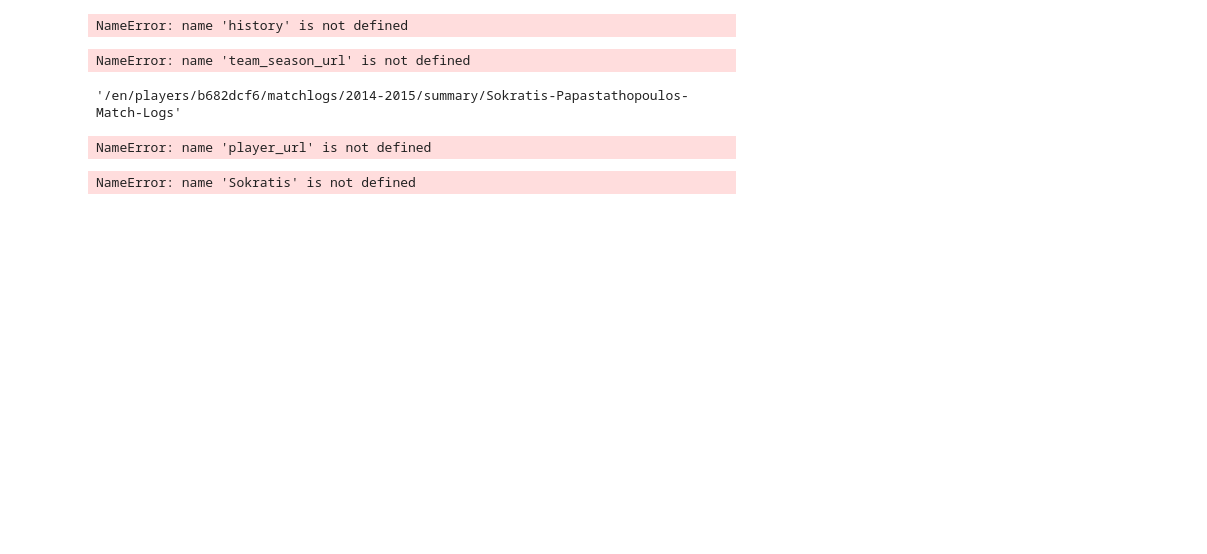
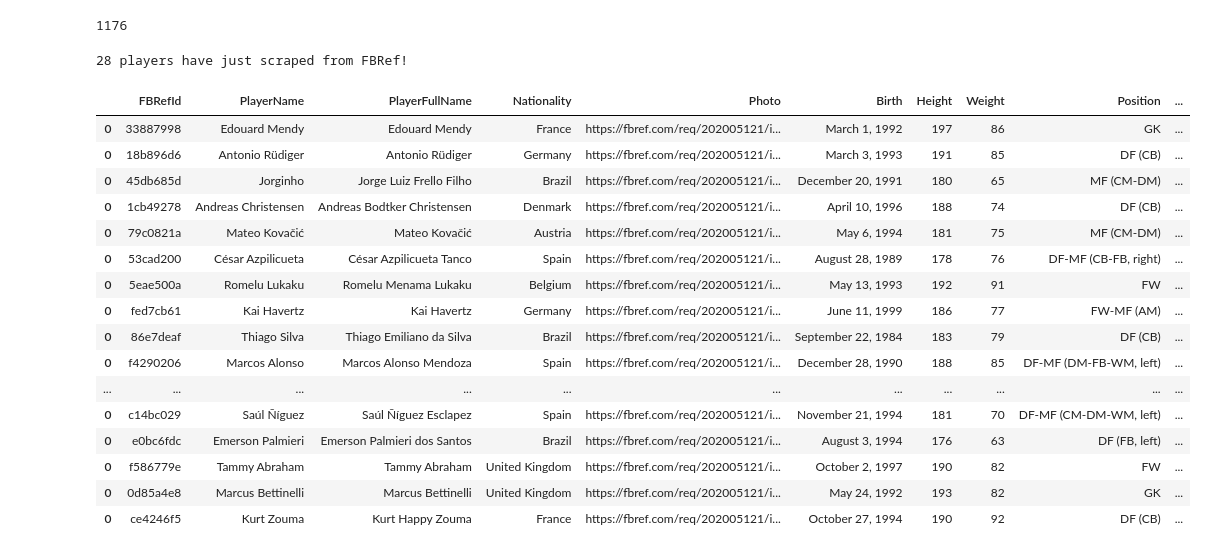
Before and after one commit to SravanRajupalem/FootballPredictions, a Jupyter notebook: 15. Profile Data Dataframe.ipynb, the cells around one changed output. Drawn from its saved outputs; the diff is of its cells as text; code cells hidden in the pictures; blank space fills up the shorter version.

```diff
--- a/15. Profile Data Dataframe.ipynb
+++ b/15. Profile Data Dataframe.ipynb
@@ -16,9 +16,19 @@ import numpy as np
 import operator
 
 pd.options.display.max_columns = 100
+# %%
+# Helper Functions
+
+def Filter(string, substr):
+        return [str for str in string if
+                any(sub in str for sub in substr)]
+
+def NOTFilter(string, substr):
+    return [str for str in string if
+            any(sub not in str for sub in substr)]
 # %%
 # England: 9 | Italy: 11 | Spain: 12 | France: 13 | Germany: 20
-def fbref_league_history(league_id = [9,11,12,13,20], first_season = 2017):
+def fbref_league_history(league_id = [9,11,12,13,20], first_season = 2010):
     history = []
     for i in league_id:
         comp_history_url = "https://fbref.com/en/comps/" + str(i) + "/history"
@@ -27,7 +37,6 @@ def fbref_league_history(league_id = [9,11,12,13,20], first_season = 2017):
         r=requests.get(comp_history_url)
         soup=BeautifulSoup(r.content, "html.parser")
 
-        # Tablodan tüm sezonun bilgilerine ulaşılır.
         find_seasons = soup.find_all(class_ = "left")
 
         all_seasons_url = []
@@ -39,7 +48,7 @@ def fbref_league_history(league_id = [9,11,12,13,20], first_season = 2017):
         history.append(all_seasons_url)
         time.sleep(0.1)
 
-    # Tüm historyler tek bir arrayde
+    # All histories in one array
     history  = list(itertools.chain(*history))
 
     seasons = list(map(lambda x: str(x)+"-"+str(x+1), np.arange(1950, first_season, 1)))
@@ -47,8 +56,6 @@ def fbref_league_history(league_id = [9,11,12,13,20], first_season = 2017):
         history = NOTFilter(history, [i])
     del seasons
 
-    # history = NOTFilter(history, ["2021-2022"])
-
     return history
 # %%
 # Test for Big 5
@@ -72,10 +95,10 @@ def fbref_team_url_history(league_history):
     return team_season_url
 # %%
 # Test for Premier League Last Season
-team_season_url = fbref_team_url_history(history[:1])
-team_season_url
+team_season_url = fbref_team_url_history(history)
+len(team_season_url)
 # %% [output]
-NameError: name 'history' is not defined
+1176
 # %%
 def fbref_player_url(team_season_url):
     player_url = []
@@ -92,8 +115,6 @@ def fbref_player_url(team_season_url):
     player_url  = list(itertools.chain(*player_url))
     return player_url
 # %%
-# Test for Chelsea Players
-player_url = fbref_player_url(team_season_url[:1])
+# Test for players urls
+player_url = fbref_player_url(team_season_url)
 player_url
-# %% [output]
-NameError: name 'team_season_url' is not defined
@@ -104,7 +121,3 @@ url_df = pd.read_csv('/Volumes/GoogleDrive/.shortcut-targets-by-id/1KUGn_35OjAoO
-# %%
-url_df['0'].iloc[0]
-# %% [output]
-'/en/players/b682dcf6/matchlogs/2014-2015/summary/Sokratis-Papastathopoulos-Match-Logs'
 # %%
 def fbref_player_info(player_url):
     player_info = []
@@ -189,7 +202,7 @@ def fbref_player_info(player_url):
         try:
             ir = soup.find("ul", {"id":"bling"}).find_all("a")
             ir = list(map(lambda x: x.text.strip(), ir))
-            ir = '||'.join(map(str, ir))  # Değişken yapılacak iken || ile ayrılmalı
+            ir = '||'.join(map(str, ir))  # While the variable will be made || should be separated with
         except:
             ir = np.nan
 
@@ -238,14 +251,29 @@ def fbref_player_info(player_url):
     player_info = pd.concat(player_info)
 
     return player_info
-# %% [output]
-NameError: name 'player_url' is not defined
 # %%
 # Test
-player_info = fbref_player_info()
+player_info = fbref_player_info(player_url)
 player_info
 # %% [output]
-NameError: name 'Sokratis' is not defined
+28 players have just scraped from FBRef!
+|  | FBRefId | PlayerName | PlayerFullName | Nationality | Photo | Birth | Height | Weight | Position | ... |
+| 0 | 33887998 | Edouard Mendy | Edouard Mendy | France | https://fbref.com/req/202005121/i... | March 1, 1992 | 197 | 86 | GK | ... |
+| 0 | 18b896d6 | Antonio Rüdiger | Antonio Rüdiger | Germany | https://fbref.com/req/202005121/i... | March 3, 1993 | 191 | 85 | DF (CB) | ... |
+| 0 | 45db685d | Jorginho | Jorge Luiz Frello Filho | Brazil | https://fbref.com/req/202005121/i... | December 20, 1991 | 180 | 65 | MF (CM-DM) | ... |
+| 0 | 1cb49278 | Andreas Christensen | Andreas Bodtker Christensen | Denmark | https://fbref.com/req/202005121/i... | April 10, 1996 | 188 | 74 | DF (CB) | ... |
+| 0 | 79c0821a | Mateo Kovačić | Mateo Kovačić | Austria | https://fbref.com/req/202005121/i... | May 6, 1994 | 181 | 75 | MF (CM-DM) | ... |
+| 0 | 53cad200 | César Azpilicueta | César Azpilicueta Tanco | Spain | https://fbref.com/req/202005121/i... | August 28, 1989 | 178 | 76 | DF-MF (CB-FB, right) | ... |
+| 0 | 5eae500a | Romelu Lukaku | Romelu Menama Lukaku | Belgium | https://fbref.com/req/202005121/i... | May 13, 1993 | 192 | 91 | FW | ... |
+| 0 | fed7cb61 | Kai Havertz | Kai Havertz | Germany | https://fbref.com/req/202005121/i... | June 11, 1999 | 186 | 77 | FW-MF (AM) | ... |
+| 0 | 86e7deaf | Thiago Silva | Thiago Emiliano da Silva | Brazil | https://fbref.com/req/202005121/i... | September 22, 1984 | 183 | 79 | DF (CB) | ... |
+| 0 | f4290206 | Marcos Alonso | Marcos Alonso Mendoza | Spain | https://fbref.com/req/202005121/i... | December 28, 1990 | 188 | 85 | DF-MF (DM-FB-WM, left) | ... |
+| ... | ... | ... | ... | ... | ... | ... | ... | ... | ... | ... |
+| 0 | c14bc029 | Saúl Ñíguez | Saúl Ñíguez Esclapez | Spain | https://fbref.com/req/202005121/i... | November 21, 1994 | 181 | 70 | DF-MF (CM-DM-WM, left) | ... |
+| 0 | e0bc6fdc | Emerson Palmieri | Emerson Palmieri dos Santos | Brazil | https://fbref.com/req/202005121/i... | August 3, 1994 | 176 | 63 | DF (FB, left) | ... |
+| 0 | f586779e | Tammy Abraham | Tammy Abraham | United Kingdom | https://fbref.com/req/202005121/i... | October 2, 1997 | 190 | 82 | FW | ... |
+| 0 | 0d85a4e8 | Marcus Bettinelli | Marcus Bettinelli | United Kingdom | https://fbref.com/req/202005121/i... | May 24, 1992 | 193 | 82 | GK | ... |
+| 0 | ce4246f5 | Kurt Zouma | Kurt Happy Zouma | France | https://fbref.com/req/202005121/i... | October 27, 1994 | 190 | 92 | DF (CB) | ... |
 # %%
 # Saving Player Data Dataframe
 
```
Also changed, not shown: parts of 3 cells of this notebook.
